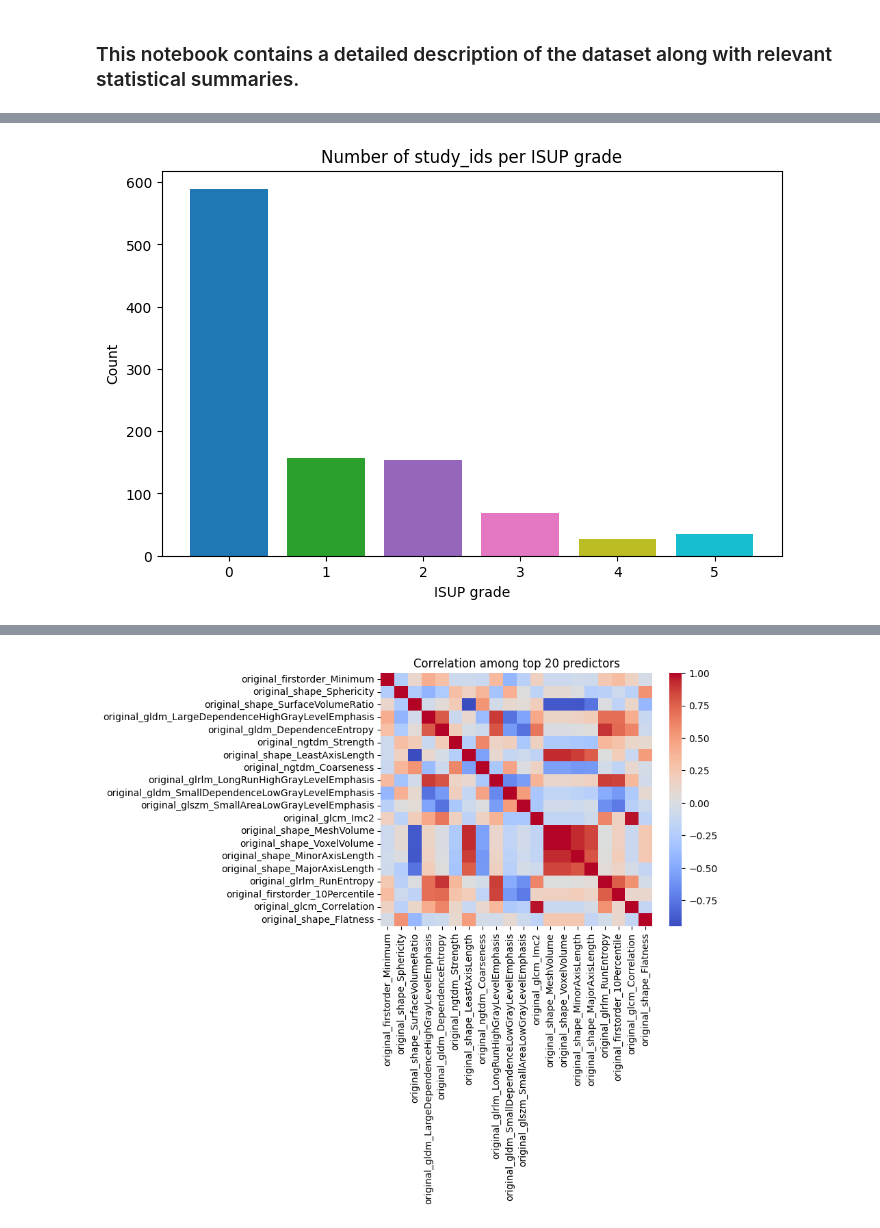
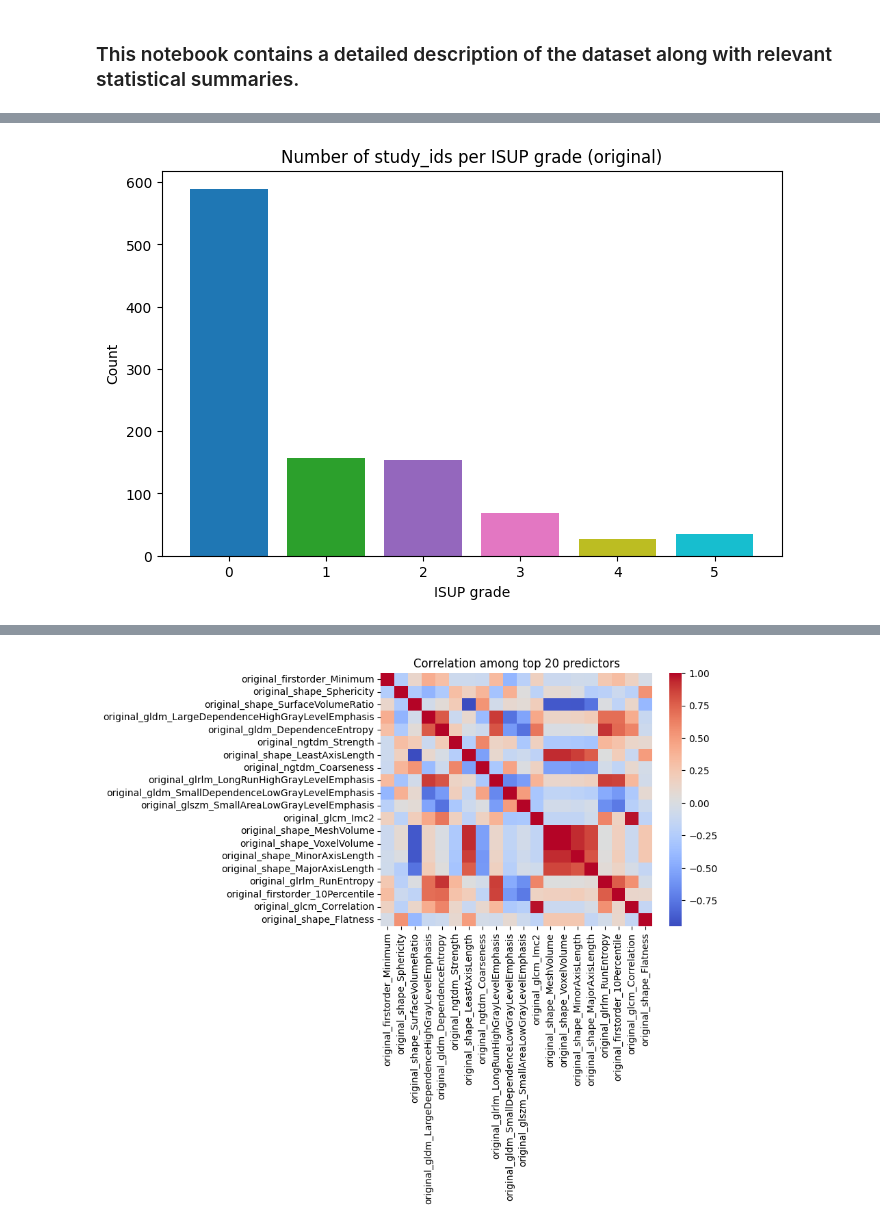
Before and after one commit to anchrysoula/Master_thesis, a Jupyter notebook: notebooks/statistics.ipynb, the cells around one changed output, grey strips where cells are left out. Cells and saved outputs as stored; diff of their text form; code cells hidden in the pictures.

```diff
--- a/notebooks/statistics.ipynb
+++ b/notebooks/statistics.ipynb
@@ -14,14 +13,15 @@ from imblearn.over_sampling import SMOTE
 %load_ext autoreload
 %autoreload 2
 # %%
-features = pd.read_csv('../features.csv')
-targets = pd.read_csv('../targets.csv')
-data = features.merge(targets[['study_id','case_ISUP']], on='study_id')
-X = data.drop(['study_id','patient_id','case_ISUP'], axis=1) # predictors
-y = data['case_ISUP'] # target variable
+data = load_data()
+df_new = undersample_class0(data)
+df_resampled = apply_smote(df_new)
+
+X_balanced = df_resampled.drop(columns=["case_ISUP"])
+y_balanced = df_resampled["case_ISUP"]
 # %%
-# Count of study_ids per ISUP grade
-counts = data.groupby('case_ISUP')['study_id'].nunique()
-
+# Count of study_ids per ISUP grade in the original dataset
+print("\n Original class counts ")
+counts = data["case_ISUP"].value_counts().sort_index()
 print(counts)
 # %% [output]
@@ -42,18 +54,18 @@ print(len(data['patient_id']))
 # %%
 # Example: counts is a pandas Series with ISUP grades as index
 # counts.index → ISUP grades
 # counts.values → counts per grade
 
 
 colors = plt.cm.tab10(np.linspace(0, 1, len(counts)))
 
 plt.figure(figsize=(8, 5))
 plt.bar(counts.index, counts.values, color=colors)
 
-plt.title("Number of study_ids per ISUP grade")
+plt.title("Number of study_ids per ISUP grade (original)")
 plt.xlabel("ISUP grade")
 plt.ylabel("Count")
 
 plt.show()
 # %% [output]
-[figure, old version]
+[figure, new version]
```
Also changed, not shown: parts of 11 cells of this notebook.
